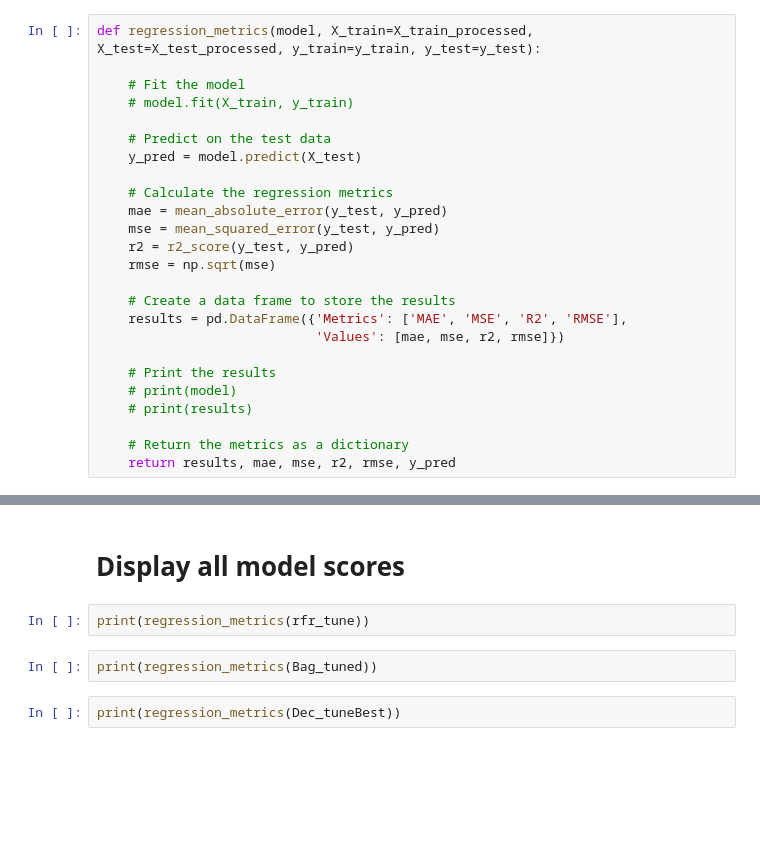
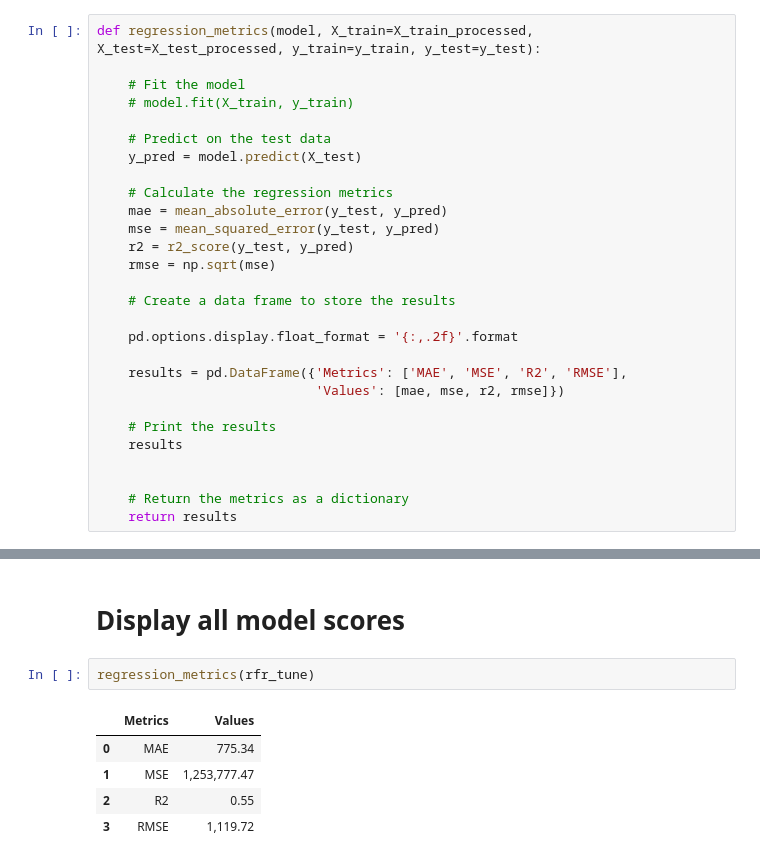
Before and after one commit to LuccasBracci/Sales-Prediction-Modeling, a Jupyter notebook: Sales_Predictions_Modeling.ipynb, the cells around one changed output, grey strips where cells are left out. Saved outputs shown, nothing was run; the diff lists cells and outputs as text; blank space fills up the shorter version.

```diff
--- a/Sales_Predictions_Modeling.ipynb
+++ b/Sales_Predictions_Modeling.ipynb
@@ -346,15 +346,18 @@ def regression_metrics(model, X_train=X_train_processed, X_test=X_test_processed
     rmse = np.sqrt(mse)
 
     # Create a data frame to store the results
+
+    pd.options.display.float_format = '{:,.2f}'.format
+
     results = pd.DataFrame({'Metrics': ['MAE', 'MSE', 'R2', 'RMSE'],
                             'Values': [mae, mse, r2, rmse]})
 
     # Print the results
-    # print(model)
-    # print(results)
+    results
+
 
     # Return the metrics as a dictionary
-    return results, mae, mse, r2, rmse, y_pred
+    return results
 # %%
 def model_score(model, X_train=X_train_processed, X_test=X_test_processed, y_train=y_train, y_test=y_test):
     # Fit the model
@@ -743,8 +727,10 @@ Dec_tuneBest
 # %% [markdown]
 # Display all model scores
-# %%
-print(regression_metrics(rfr_tune))
-# %%
-print(regression_metrics(Bag_tuned))
-# %%
-print(regression_metrics(Dec_tuneBest))
+# %%
+regression_metrics(rfr_tune)
+# %% [output]
+|  | Metrics | Values |
+| 0 | MAE | 775.34 |
+| 1 | MSE | 1,253,777.47 |
+| 2 | R2 | 0.55 |
+| 3 | RMSE | 1,119.72 |
```
Also changed, not shown: parts of 40 cells of this notebook.
